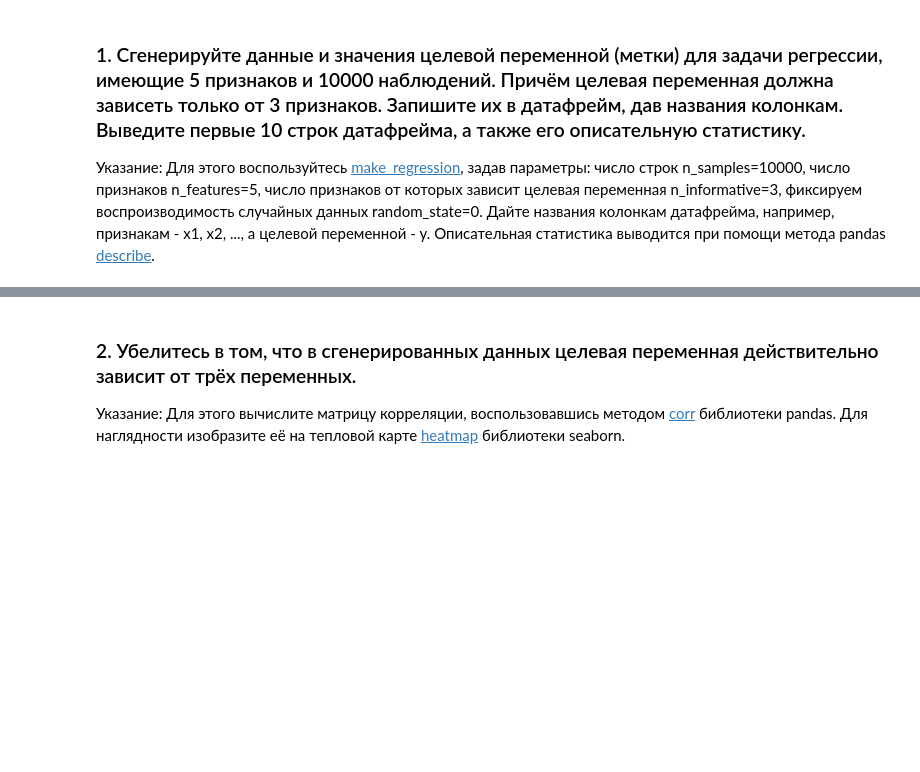
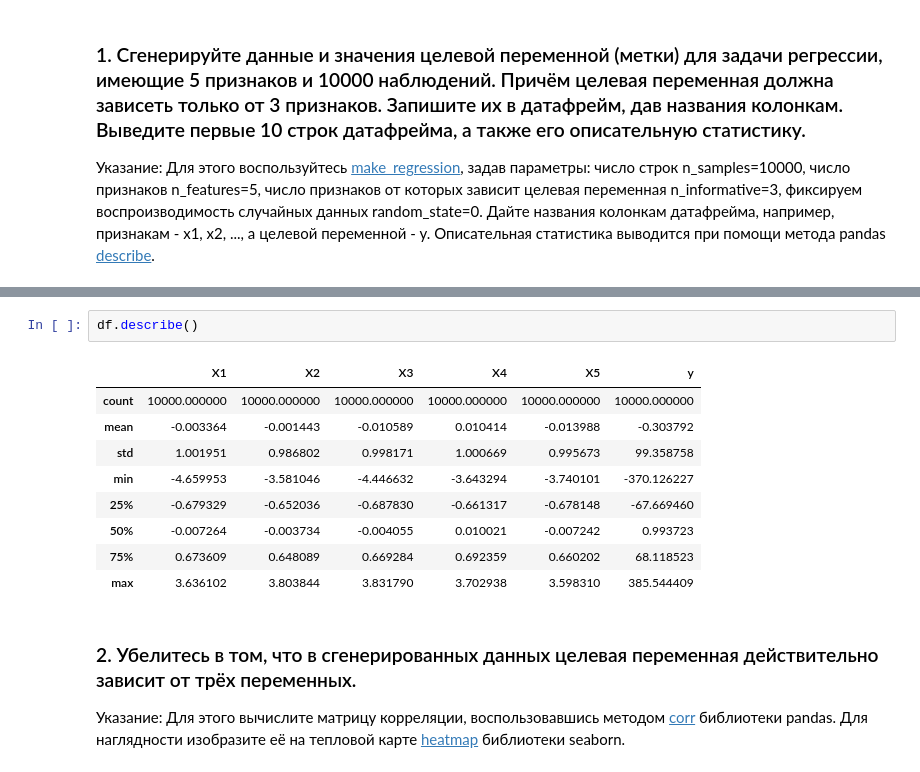
Before and after one commit to Halva773/AIPractice, a Jupyter notebook: ML_FU/4.MultiplieLinearRegression.ipynb, the cells around one changed output, grey strips where cells are left out. Cells and saved outputs as stored; diff of their text form; blank space fills up the shorter version.

```diff
--- a/ML_FU/4.MultiplieLinearRegression.ipynb
+++ b/ML_FU/4.MultiplieLinearRegression.ipynb
@@ -177,3 +223,15 @@ array([28.34273825, 46.0063814 , 16.71776866, 24.63911531, 19.1812038 ])
+# %%
+df.describe()
+# %% [output]
+|  | X1 | X2 | X3 | X4 | X5 | y |
+| count | 10000.000000 | 10000.000000 | 10000.000000 | 10000.000000 | 10000.000000 | 10000.000000 |
+| mean | -0.003364 | -0.001443 | -0.010589 | 0.010414 | -0.013988 | -0.303792 |
+| std | 1.001951 | 0.986802 | 0.998171 | 1.000669 | 0.995673 | 99.358758 |
+| min | -4.659953 | -3.581046 | -4.446632 | -3.643294 | -3.740101 | -370.126227 |
+| 25% | -0.679329 | -0.652036 | -0.687830 | -0.661317 | -0.678148 | -67.669460 |
+| 50% | -0.007264 | -0.003734 | -0.004055 | 0.010021 | -0.007242 | 0.993723 |
+| 75% | 0.673609 | 0.648089 | 0.669284 | 0.692359 | 0.660202 | 68.118523 |
+| max | 3.636102 | 3.803844 | 3.831790 | 3.702938 | 3.598310 | 385.544409 |
 # %% [markdown]
 ### 2. Убелитесь в том, что в сгенерированных данных целевая переменная действительно зависит от трёх переменных.
 Указание: Для этого вычислите матрицу корреляции, воспользовавшись методом [corr](https://pandas.pydata.org/docs/reference/api/pandas.DataFrame.corr.html) библиотеки pandas. Для наглядности изобразите её на тепловой карте [heatmap](https://seaborn.pydata.org/generated/seaborn.heatmap.html) библиотеки seaborn.
```
Also changed, not shown: parts of 27 cells of this notebook, 3 other files.
